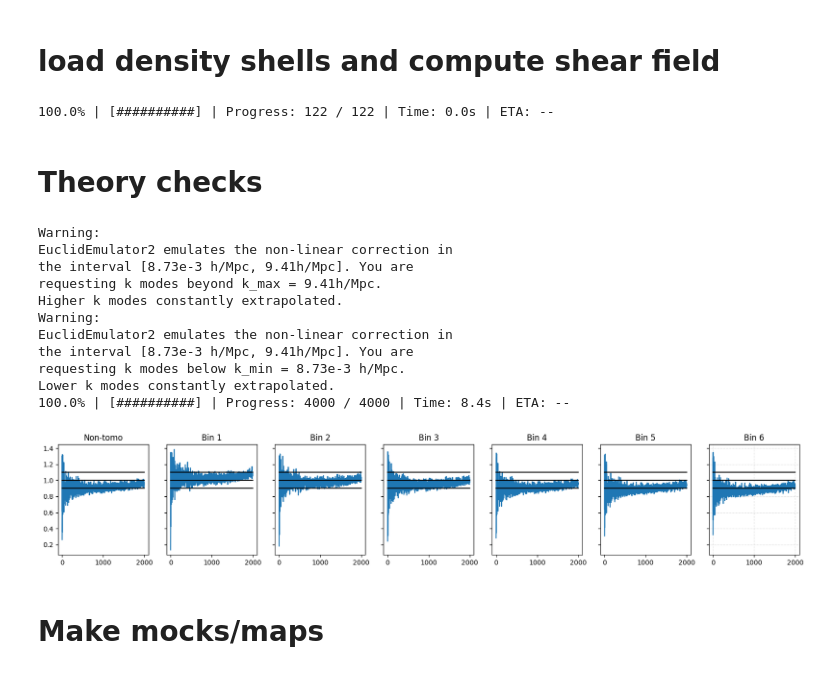
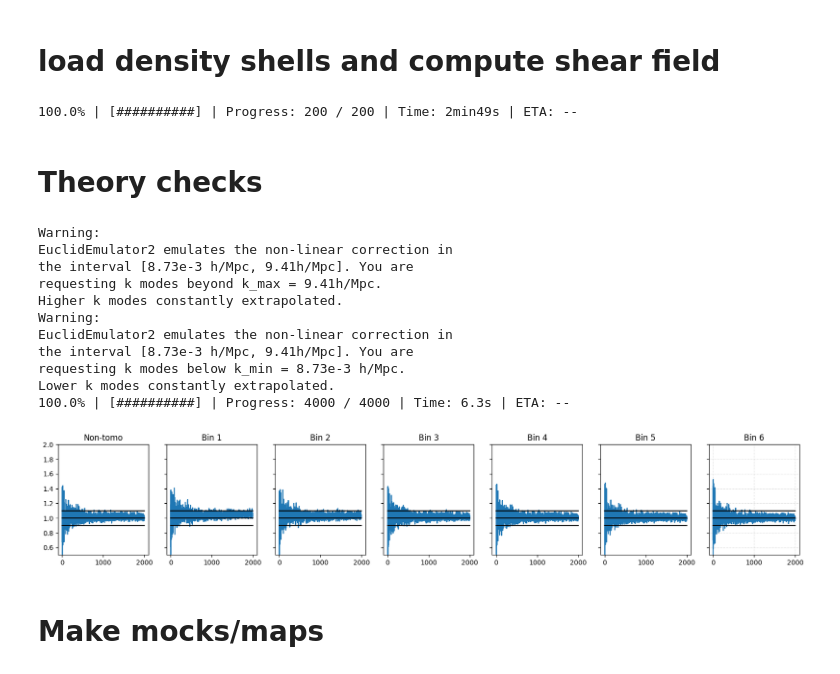
Before and after one commit to mgatti29/LSS_forward_model, a Jupyter notebook: Examples/FS.ipynb, the cells around one changed output. Cells and saved outputs as stored; diff of their text form; code cells hidden in the pictures.

```diff
--- a/Examples/FS.ipynb
+++ b/Examples/FS.ipynb
@@ -179,101 +119,61 @@ plt.tight_layout(); plt.show()
 density = []
 for i in frogress.bar(range(200)):
     ii = 200-i
-    formatted_path = path_simulation + '10912026.{0}_4096.npy'.format(str(ii).zfill(5))
+    formatted_path = path_simulation + 'counts_{0}_{1}.npy'.format(ii,nside_maps)
     m = np.load(formatted_path,allow_pickle=True)
-    delta_ = hp.ud_grade(m,nside_out=nside_maps)
+    delta_ = m/np.mean(m)-1
     density.append(delta_)
-density = np.array(density)
+
 
 # shear field ---------------------------
-cosmo = Cosmology.from_camb(camb_pars)
-gamma_ = []
-
-convergence = glass.lensing.MultiPlaneConvergence(cosmo)
-for ss in frogress.bar(range(len(density))):
-
-    convergence.add_window(density[ss], shells[ss])
-    # get convergence field
-    kappa = copy.deepcopy(convergence.kappa)
-    gamma = glass.lensing.from_convergence(kappa, lmax=nside_maps*3-1, shear=True)
-    gamma_.append(gamma)
-
-gamma_ = np.array(gamma_)
-
-
-# IA field ---------------------------
-cosmo = Cosmology.from_camb(camb_pars)
-IA_shear_ = []
-
-convergence = glass.lensing.MultiPlaneConvergence(cosmo)
-for ss in frogress.bar(range(len(density))):
-    # get convergence field
-    IA_shear = glass.lensing.from_convergence(density[ss]-np.mean(density[ss]), lmax=nside_maps*3-1, shear=True)
-    IA_shear_.append(IA_shear)
-
-IA_shear_ = np.array(IA_shear_)
-
-
-# kappa field ---------------------------
-cosmo = Cosmology.from_camb(camb_pars)
-kappa_ = []
-
-convergence = glass.lensing.MultiPlaneConvergence(cosmo)
-for ss in frogress.bar(range(len(density))):
-    convergence.add_window(density[ss], shells[ss])
-    # get convergence field
-    kappa_.append(copy.deepcopy(convergence.kappa))
-
-kappa_ = np.array(kappa_)
+fields = compute_lensing_fields(density, shells, cosmo_bundle['pars_camb'], nside_maps, do_kappa=True, do_shear=True, do_IA=True)
+fields['density'] = density
 # %% [output]
-100.0% | [##########] | Progress: 122 / 122 | Time: 0.0s | ETA: --
+100.0% | [##########] | Progress: 200 / 200 | Time: 2min49s | ETA: --
 # %% [markdown]
 # Theory checks
 # %%
-theory = LimberTheory(camb_pars, lmax=4000, nonlinear="euclidemu")  # "euclidemu" | "mead" | "halofit"
-theory.set_Wshear(np.vstack([redshift,nz]).T)
+theory = LimberTheory(cosmo_bundle['pars_camb'], lmax=4000, nonlinear="euclidemu")  # "euclidemu" | "mead" | "halofit"
+theory.set_Wshear(np.vstack([nz_RR2['z_rebinned'],nz_shifted]).T)
 Cgg = theory.cl_gg(nonlinear=True)
 
 
-Cls = []
-kappa_tomo = np.zeros((nz.shape[0],nside_maps**2*12))
-for tomo in range(nz.shape[0]):
-    for i in range(len(kappa_)):
-         kappa_tomo[tomo,:] += ngal_glass[tomo,i] * kappa_[i]
-for tomo in range(nz.shape[0]):
-    Cls.append(hp.anafast(kappa_tomo[tomo,:]))
-Cls = np.array(Cls)
+kappa_tomo = integrate_field(ngal_glass, fields["kappa"])
+
+Cls = np.array([(hp.anafast(kappa_tomo[tomo,:])) for tomo in range(len(ngal_glass))])
+
 
 
 # choose a safe ℓ-range common to all arrays
 ell_max = 2000
-pix = hp.sphtfunc.pixwin(nside_maps)[:ell_max]
+pix = hp.pixwin(nside_maps)[:ell_max]
 ells = np.arange(ell_max)
 
 mask_ell = ells >= 2  # avoid ℓ=0,1
 
 fig, axes = plt.subplots(1, 7, figsize=(20, 3), sharey=True)
 titles = ["Non-tomo"] + [f"Bin {i}" for i in range(1, 7)]
 for tomo, ax in enumerate(axes):
     ax.plot(Cls[tomo, :ell_max]/(Cgg[tomo, tomo, :ell_max] * (pix**2)))
     ax.plot(np.ones(ell_max),color = 'black')
     ax.plot(0.9*np.ones(ell_max),color = 'black')
     ax.plot(1.1*np.ones(ell_max),color = 'black')
+    ax.set_ylim([0.5,2])
     ax.set_title(titles[tomo])
 
 ax.grid(True, which="both", ls=":", alpha=0.6)
 # %% [output]
 Warning:
 EuclidEmulator2 emulates the non-linear correction in
 the interval [8.73e-3 h/Mpc, 9.41h/Mpc]. You are
 requesting k modes beyond k_max = 9.41h/Mpc.
 Higher k modes constantly extrapolated.
 Warning:
 EuclidEmulator2 emulates the non-linear correction in
 the interval [8.73e-3 h/Mpc, 9.41h/Mpc]. You are
 requesting k modes below k_min = 8.73e-3 h/Mpc.
 Lower k modes constantly extrapolated.
-100.0% | [##########] | Progress: 4000 / 4000 | Time: 8.4s | ETA: --
+100.0% | [##########] | Progress: 4000 / 4000 | Time: 6.3s | ETA: --
-[figure, old version]
+[figure, new version]
 # %% [markdown]
 # Make mocks/maps
```
Also changed, not shown: parts of 10 cells of this notebook, 12 other files.
